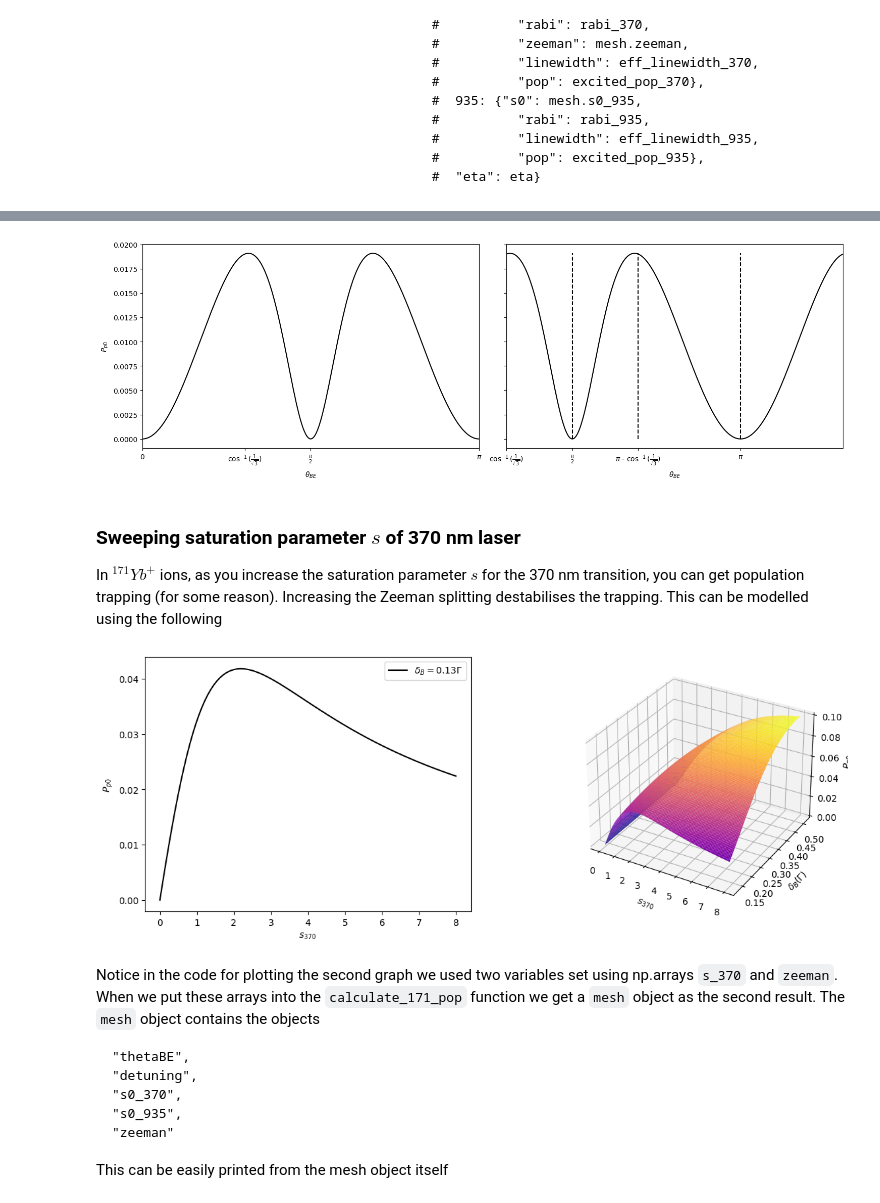
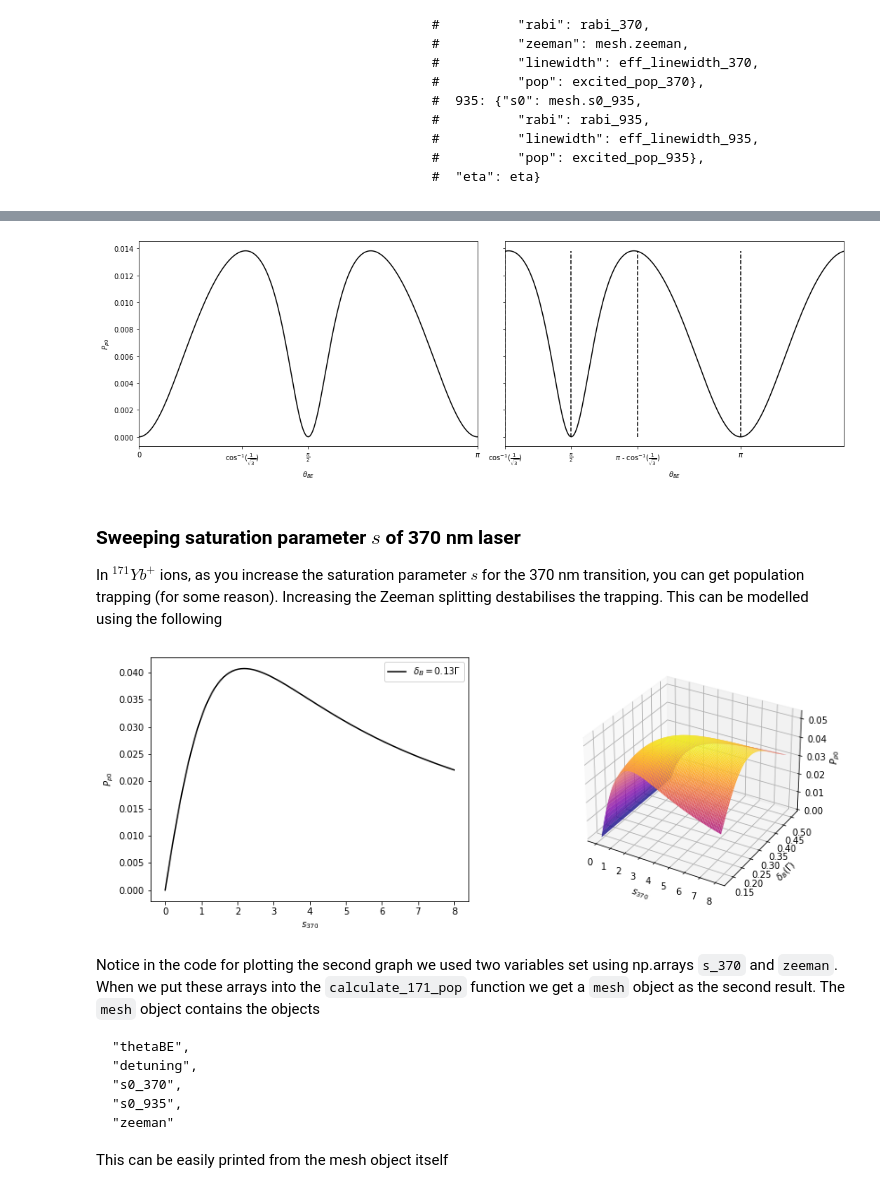
Before and after one commit to lmcc-lab/YbSimulations, a Jupyter notebook: experiment_stack.ipynb, the cells around one changed output, grey strips where cells are left out. Saved outputs shown, nothing was run; the diff lists cells and outputs as text; code cells hidden in the pictures.

````diff
--- a/experiment_stack.ipynb
+++ b/experiment_stack.ipynb
@@ -140,26 +140,28 @@ This can be simulated using the following code;
 # %%
 from ion_model import calculate_171_pop, Yb171
 
-
+yb171 = Yb171()
 # define the polarisation sweep
-thetaBE = np.linspace(0, 2*np.pi, 500)
+thetaBE370 = np.linspace(0, 2*np.pi, 500)
+thetaBE935 = yb171.optimal_thetaBE
 # define other constants
-yb171 = Yb171()
 s370 = 1                            # At saturation
 s935 = 1                            # At saturation
 zeeman = 0.5 * yb171.Gamma_2P12     # half of the linewidth of the 2S1/2 <-> 2P1/2 transition
-detuning = 0.5 * yb171.Gamma_2P12   # Detuning from excited state by half of the linewidth of the 2S1/2 <-> 2P1/2 transition
+detuning370 = 0.5 * yb171.Gamma_2P12   # Detuning from excited state by half of the linewidth of the 2S1/2 <-> 2P1/2 transition
 
 # Calculate the population
-excited_pop, mesh, yb171, cartesian, other = calculate_171_pop(detuning, s_370=s370, s_935=s935, zeeman=zeeman, thetaBE=thetaBE)
+excited_pop, mesh, yb171, cartesian, other = calculate_171_pop(detuning370=detuning370, s_370=s370, s_935=s935, zeeman=zeeman,
+                                                                thetaBE370=thetaBE370,
+                                                                thetaBE935=thetaBE935)
 
 fig, (ax1, ax2) = plt.subplots(1, 2, figsize=(15, 5), sharey=True)
-ax1.plot(mesh.thetaBE, excited_pop, color='k')
+ax1.plot(mesh.thetaBE370, excited_pop, color='k')
 ax1.set_xlim(0, np.pi)
 ax1.set_xticks([0, np.arccos(1/np.sqrt(3)), np.pi/2, np.pi])
 ax1.set_xticklabels(["0", r"$\cos^{-1}(\frac{1}{\sqrt{3}})$", r"$\frac{\pi}{2}$", "$\pi$"])
 
-ax2.plot(mesh.thetaBE, excited_pop, color='k')
+ax2.plot(mesh.thetaBE370, excited_pop, color='k')
 ax2.set_xlim(np.arccos(1/np.sqrt(3)), np.arccos(1/np.sqrt(3))+np.pi)
 ax2.set_xticks([np.arccos(1/np.sqrt(3)), np.pi/2, np.pi - np.arccos(1/np.sqrt(3)), np.pi])
 ax2.set_xticklabels([r"$\cos^{-1}(\frac{1}{\sqrt{3}})$", r"$\frac{\pi}{2}$", r"$\pi$ - $\cos^{-1}(\frac{1}{\sqrt{3}})$", "$\pi$"])
@@ -173,7 +175,7 @@ ax2.set_xlabel(r'$\theta_{BE}$')
 plt.tight_layout()
 plt.show()
 # %% [output]
-[figure, old version]
+[figure, new version]
 # %% [markdown]
 ### Sweeping saturation parameter $s$ of 370 nm laser ###
 In $^{171}Yb^+$ ions, as you increase the saturation parameter $s$ for the 370 nm transition, you can get population trapping (for some reason). Increasing the Zeeman splitting destabilises the trapping. This can be modelled using the following
@@ -183,39 +185,44 @@ from ion_model import calculate_171_pop, Yb171
 yb171 = Yb171()
 
 # define the polarisation sweep
-thetaBE = yb171.optimal_thetaBE
+thetaBE370 = yb171.optimal_thetaBE
+thetaBE935 = thetaBE370
 # define other constants
 s370 = np.linspace(0, 8, 100)       # At saturation
 s935 = 1                            # At saturation
 zeeman = 0.13 * yb171.Gamma_2P12     # half of the linewidth of the 2S1/2 <-> 2P1/2 transition
-detuning = 5e6 * 2 * np.pi           # Detuning set to -5 MHz
+detuning370 = 5e6 * 2 * np.pi           # Detuning set to -5 MHz
 
 # Calculate the population
-excited_pop, mesh, yb171, cartesian, other = calculate_171_pop(detuning, s_370=s370, s_935=s935, zeeman=zeeman, thetaBE=thetaBE)
+excited_pop, mesh, yb171, cartesian, other = calculate_171_pop(detuning370=detuning370, s_370=s370, s_935=s935, zeeman=zeeman,
+                                                                thetaBE370=thetaBE370,
+                                                                thetaBE935=thetaBE935)
 
 fig = plt.figure(figsize=(14, 5))
 ax = fig.add_subplot(1, 2, 1)
 ax.plot(mesh.s0_370, excited_pop, color='k', label=r'$\delta_B=0.13\Gamma$')
 
 zeeman = np.linspace(0.13, 0.51, 100)     # half of the linewidth of the 2S1/2 <-> 2P1/2 transition
 
 # Calculate the population
-excited_pop, mesh, yb171, cartesian, other = calculate_171_pop(detuning, s_370=s370, s_935=s935, zeeman=zeeman * yb171.Gamma_2P12, thetaBE=thetaBE)
+excited_pop, mesh, yb171, cartesian, other = calculate_171_pop(detuning370=detuning370, s_370=s370, s_935=s935, zeeman=zeeman * yb171.Gamma_2P12,
+                                                                thetaBE370=thetaBE370,
+                                                                thetaBE935=thetaBE935)
 
 ax2 = fig.add_subplot(1, 2, 2, projection='3d')
 ax2.plot_surface(mesh.s0_370, mesh.zeeman / yb171.Gamma_2P12, excited_pop, cmap='plasma', rstride=1, cstride=1, edgecolor='none')
 ax2.set_xlabel('$s_{370}$')
 ax2.set_ylabel('$\delta_B(\Gamma)$')
 ax2.set_zlabel("$P_{p0}$")
 
 ax.set_xlabel('$s_{370}$')
 ax.set_ylabel('$P_{p0}$')
 ax.legend()
 
 # plt.tight_layout()
 plt.show()
 # %% [output]
-[figure, old version]
+[figure, new version]
 # %% [markdown]
 Notice in the code for plotting the second graph we used two variables set using np.arrays `s_370` and `zeeman`. When we put these arrays into the `calculate_171_pop` function we get a `mesh` object as the second result. The `mesh` object contains the objects
 ```
````
Also changed, not shown: parts of 12 cells of this notebook, 2 other files.
